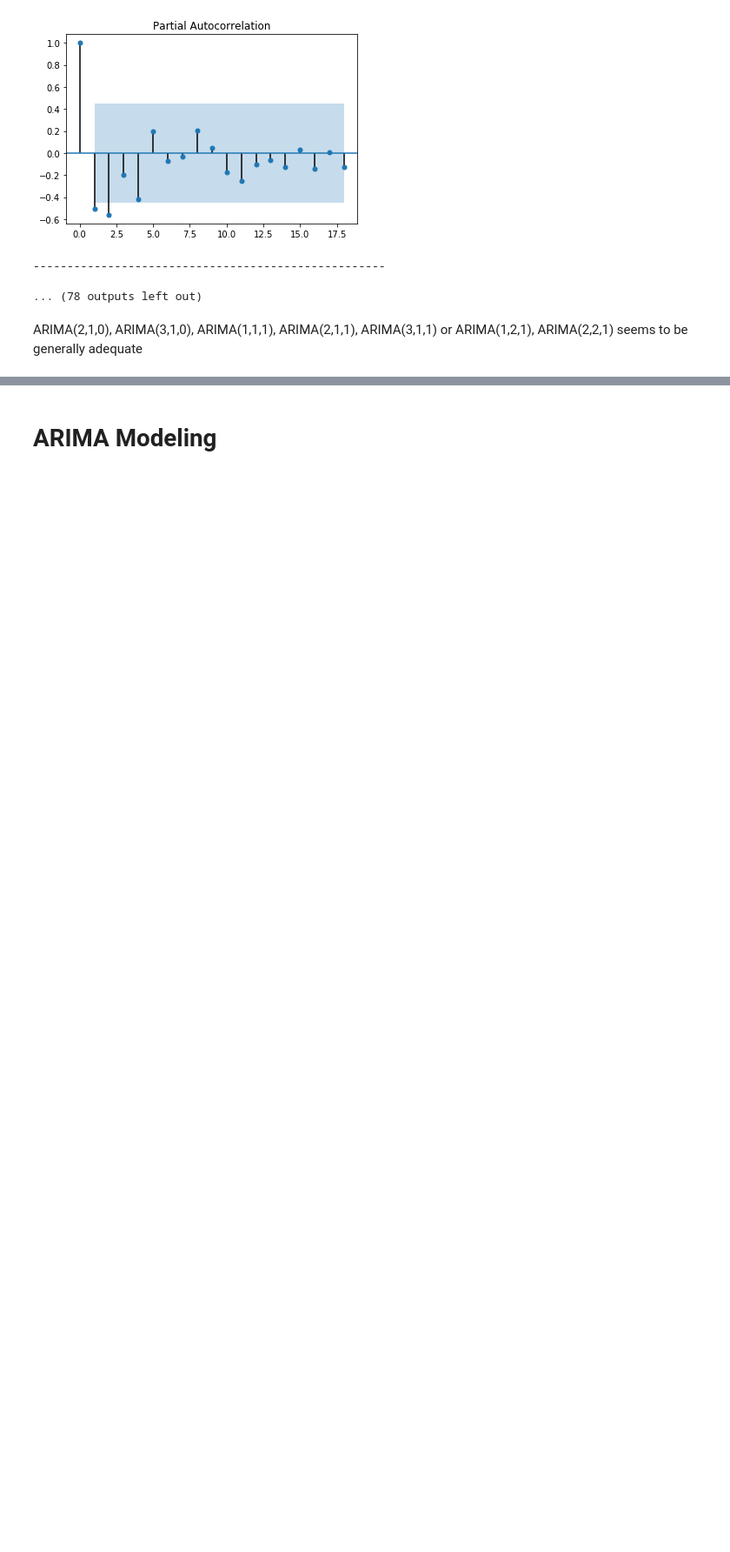
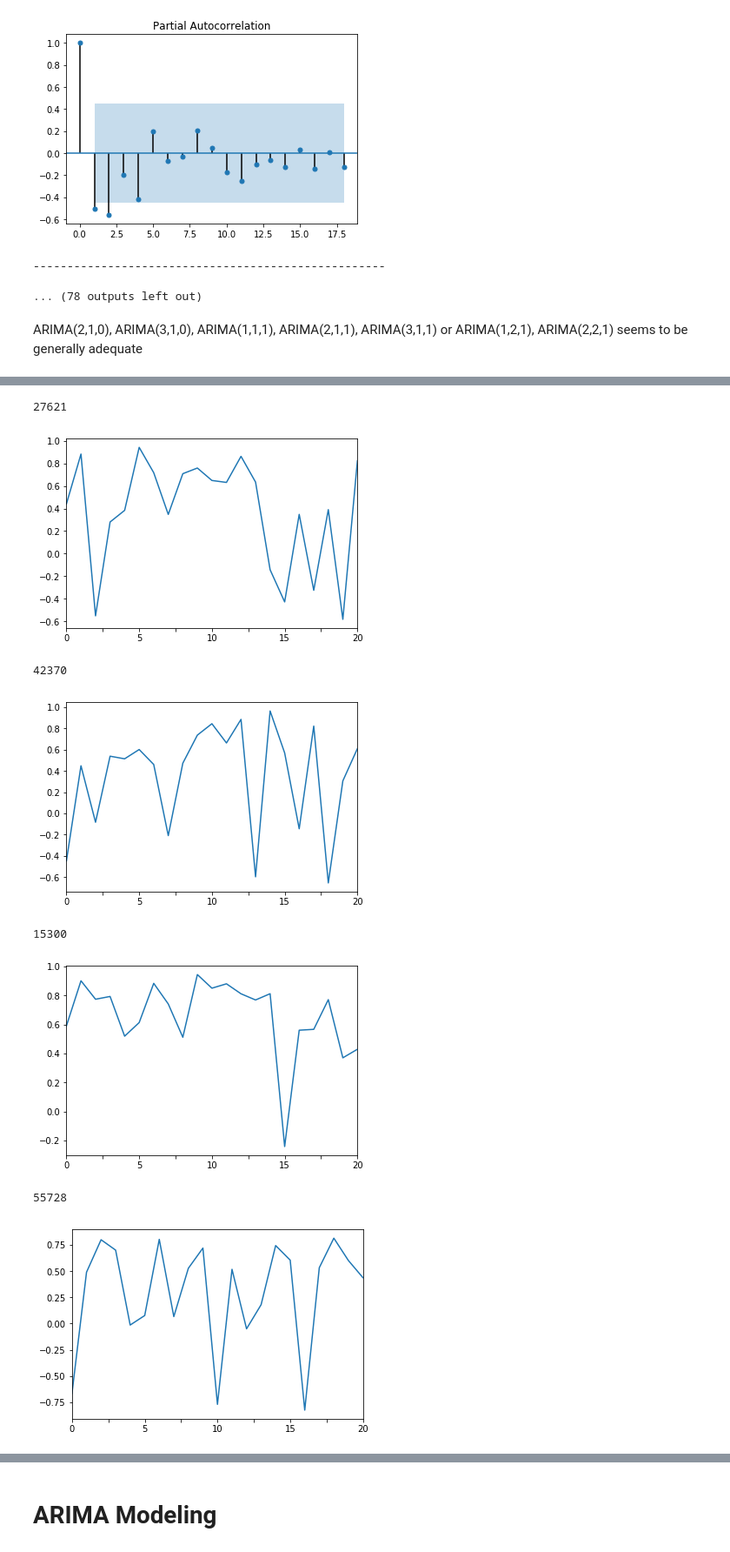
Before and after one commit to imhgchoi/ARIMA-LSTM-hybrid-corrcoef-predict, a Jupyter notebook: ARIMA_MODELING.ipynb, the cells around one changed output, grey strips where cells are left out. Shown at 87% size. Cells and saved outputs as stored; diff of their text form; code cells hidden in the pictures; blank space fills up the shorter version.

```diff
--- a/ARIMA_MODELING.ipynb
+++ b/ARIMA_MODELING.ipynb
@@ -152,0 +155,19 @@ ARIMA(2,1,0), ARIMA(3,1,0), ARIMA(1,1,1), ARIMA(2,1,1), ARIMA(3,1,1) or ARIMA(1,
+# %%
+train = pd.read_csv('C:/Users/Froilan/Desktop/myFiles/JupyterFiles/stock_correlation_prediction/train_dev_test/before_arima/train.csv')
+train = np.transpose(train.loc[:,~train.columns.str.contains('^Unnamed')])
+
+for _ in range(100):
+    randint = random.randrange(0,55875,1)
+    print(randint)
+    train[randint].plot()
+    plt.show()
+    plt.close()
+# %% [output]
+27621
+[figure, added]
+42370
+[figure, added]
+15300
+[figure, added]
+55728
+[figure, added]
```
Also changed, not shown: parts of 4 cells of this notebook, 1 other file.
